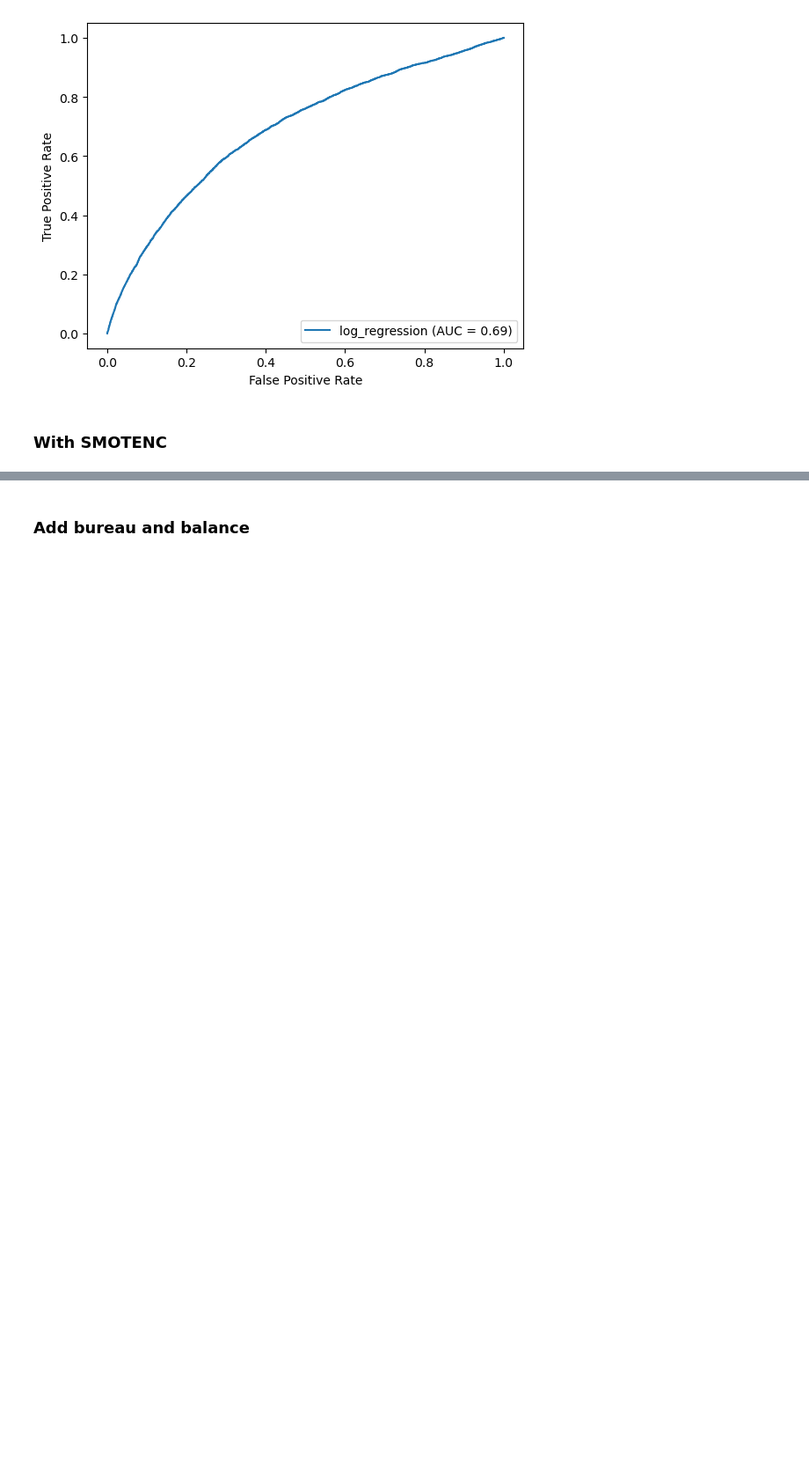
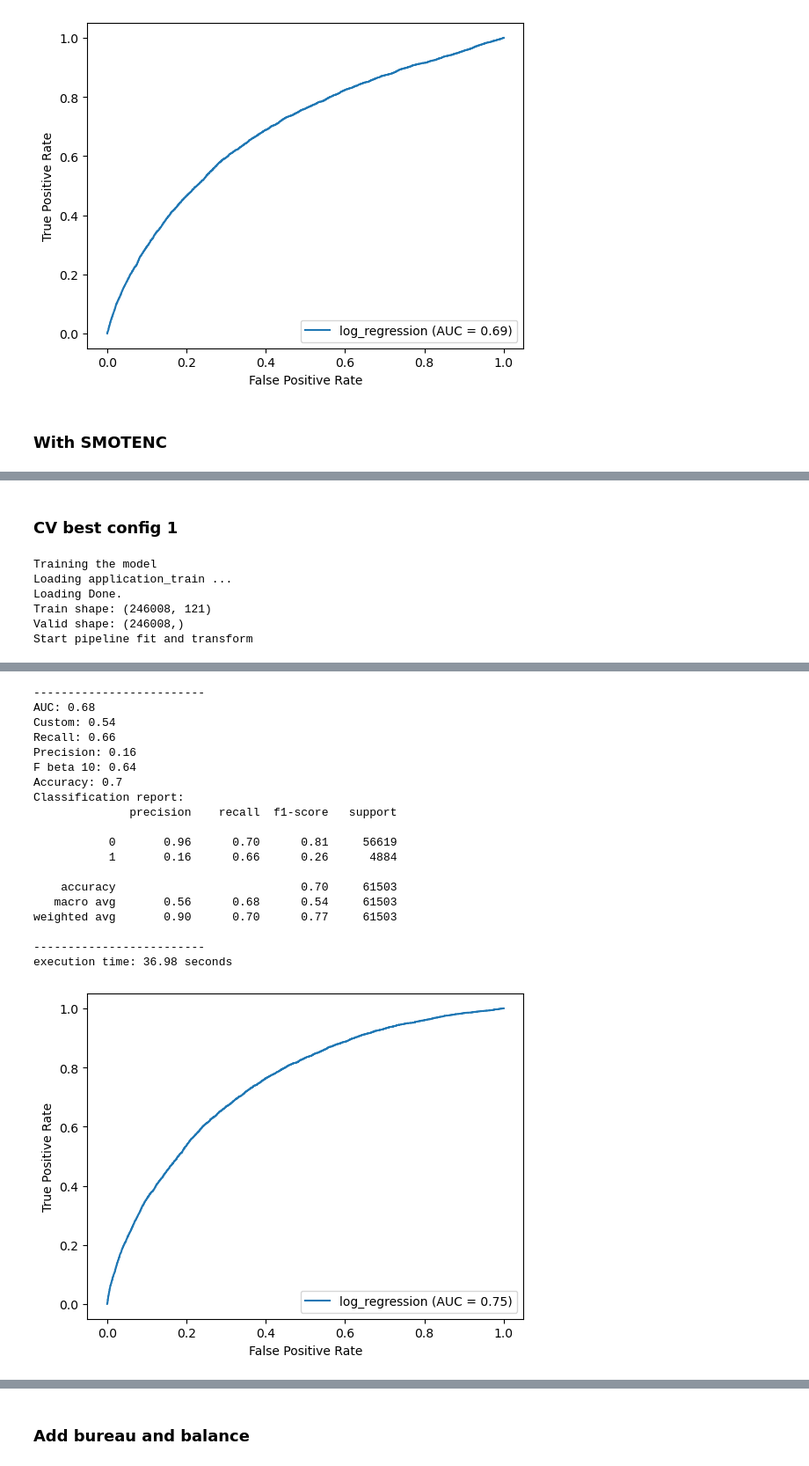
Before and after one commit to NatChe/credit-scoring-dashboard, a Jupyter notebook: 01_Training.ipynb, the cells around one changed output, grey strips where cells are left out. Shown: that part at 88% size. Saved outputs shown, nothing was run; the diff lists cells and outputs as text; code cells hidden in the pictures; blank space fills up the shorter version.

```diff
--- a/01_Training.ipynb
+++ b/01_Training.ipynb
@@ -565 +677,44 @@ execution time: 232.67 seconds
 [figure]
+# %% [markdown]
+### CV best config 1
+# %%
+cv_best_config1 = {
+   'preprocessing': {
+        'should_fill_na': True,
+        'num_imputer': SimpleImputer(strategy='median'),
+        'cat_imputer': SimpleImputer(strategy='most_frequent'),
+        'should_scale': True,
+        'scaler': StandardScaler(),
+        'use_bureau_and_balance': False,
+        'use_previous_applications': False,
+        'use_pos_cash_balance': False,
+        'use_installments_payments': False,
+        'use_credit_card_balance': False,
+    },
+     'balancing': {
+        'should_oversample': True,
+        'with_categorical': False
+    },
+    'model_params': {
+        'random_state': 42,
+        'use_cv': False,
+        'params': {
+            'C': 0.0001,
+            'penalty': 'l2',
+            'solver': 'liblinear',
+            'class_weight': None
+        }
+    }
+}
+
+with mlflow.start_run(run_name = 'log_regression_cv_best_config1'):
+    train('log_regression', config=cv_best_config1, dev_mode=False)
+
+mlflow.end_run()
+# %% [output]
+Training the model
+Loading application_train ...
+Loading Done.
+Train shape: (246008, 121)
+Valid shape: (246008,)
+Start pipeline fit and transform
@@ -565,0 +724,20 @@ execution time: 232.67 seconds
+-------------------------
+AUC: 0.68
+Custom: 0.54
+Recall: 0.66
+Precision: 0.16
+F beta 10: 0.64
+Accuracy: 0.7
+Classification report:
+              precision    recall  f1-score   support
+
+           0       0.96      0.70      0.81     56619
+           1       0.16      0.66      0.26      4884
+
+    accuracy                           0.70     61503
+   macro avg       0.56      0.68      0.54     61503
+weighted avg       0.90      0.70      0.77     61503
+
+-------------------------
+execution time: 36.98 seconds
+[figure, added]
```
Also changed, not shown: parts of 36 cells of this notebook, 2 other files.
